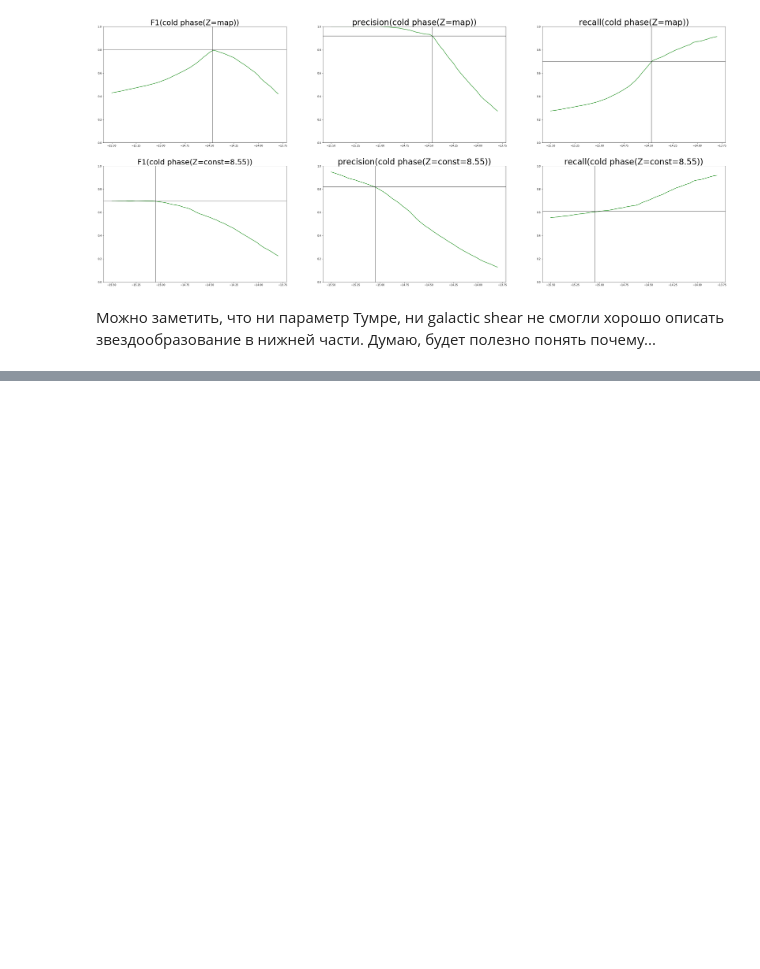
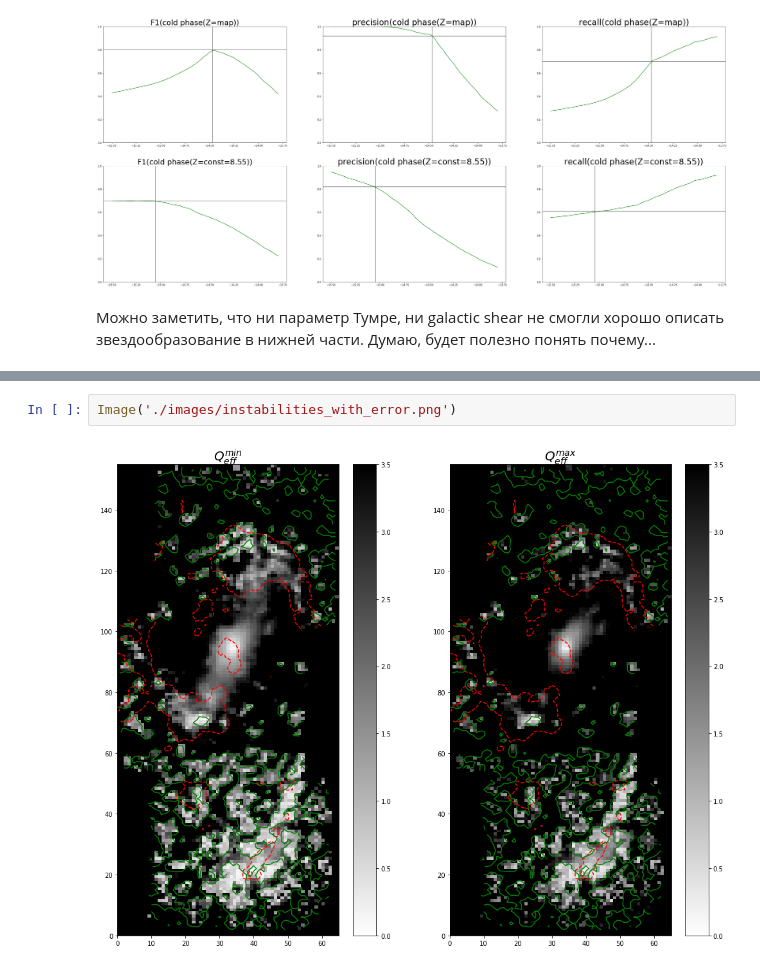
Before and after one commit to ValerieKostiuk/Course-work, a Jupyter notebook: NGC3627/Results.ipynb, the cells around one changed output, grey strips where cells are left out. Saved outputs shown, nothing was run; the diff lists cells and outputs as text; blank space fills up the shorter version.

```diff
--- a/NGC3627/Results.ipynb
+++ b/NGC3627/Results.ipynb
@@ -90,0 +97,4 @@ Image('./images/cold_phase_stat.png')
+# %%
+Image('./images/instabilities_with_error.png')
+# %% [output]
+[figure, added]
```
Also changed, not shown: parts of 2 cells of this notebook, 1 other file.
